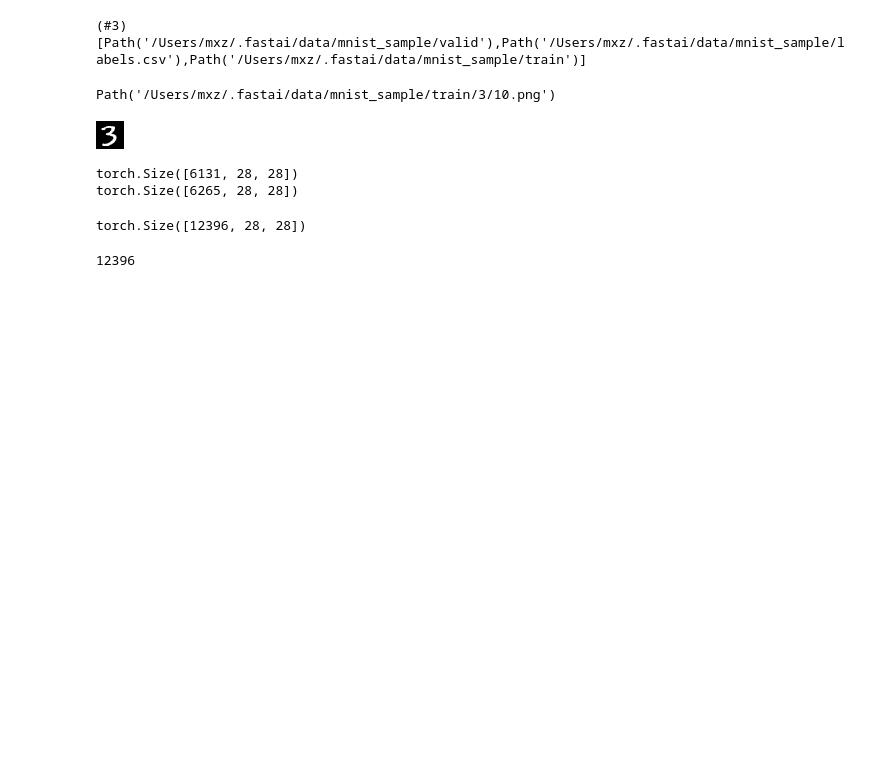
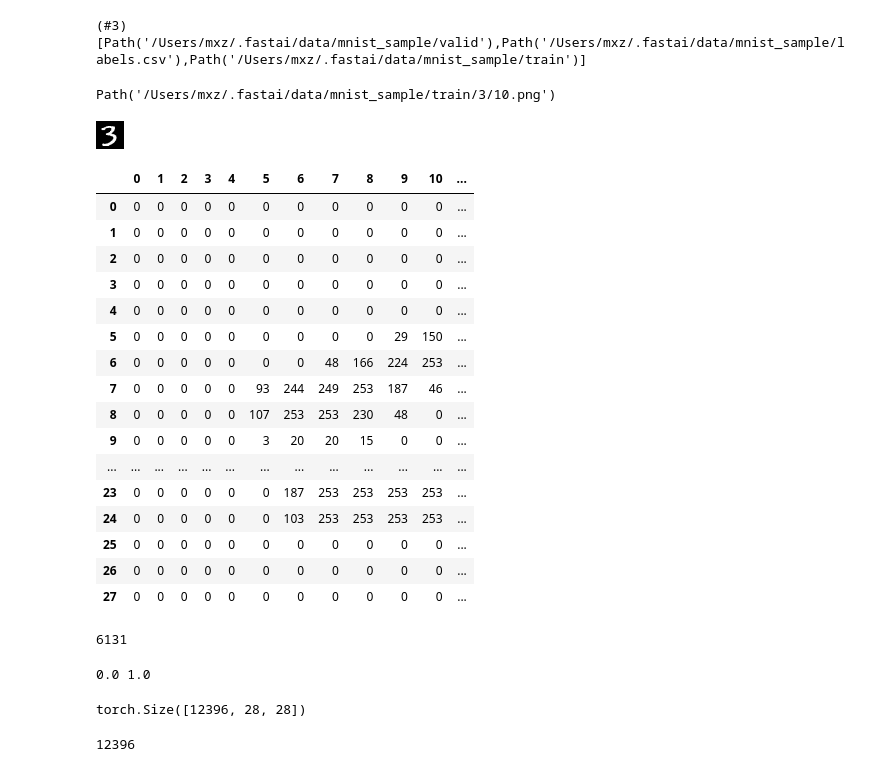
Before and after one commit to maxeozakh/some_notebooks, a Jupyter notebook: fastai_mnist_breakdown.ipynb, the cells around one changed output. Drawn from its saved outputs; the diff is of its cells as text; code cells hidden in the pictures; blank space fills up the shorter version.

```diff
--- a/fastai_mnist_breakdown.ipynb
+++ b/fastai_mnist_breakdown.ipynb
@@ -32,21 +36,35 @@ example_img
 # %%
 # to view the numbers that make up this image,
 # we have to convert it to a NumPy array or a PyTorch tensor
 example_img_as_numbers = fai.tensor(example_img)
 
 # 255 -> more "bright", dark, 0 -> more transparent, white
 # we can visualize those numbers, uncomment code below for it
-# df = fai.pd.DataFrame(example_img_as_numbers)
-# df.style.set_properties(**{'font-size':'6pt'}).background_gradient('Greys')
+df = fai.pd.DataFrame(example_img_as_numbers)
+df.style.set_properties(**{'font-size':'6pt'}).background_gradient('Greys')
+# %% [output]
+|  | 0 | 1 | 2 | 3 | 4 | 5 | 6 | 7 | 8 | 9 | 10 | ... |
+| 0 | 0 | 0 | 0 | 0 | 0 | 0 | 0 | 0 | 0 | 0 | 0 | ... |
+| 1 | 0 | 0 | 0 | 0 | 0 | 0 | 0 | 0 | 0 | 0 | 0 | ... |
+| 2 | 0 | 0 | 0 | 0 | 0 | 0 | 0 | 0 | 0 | 0 | 0 | ... |
+| 3 | 0 | 0 | 0 | 0 | 0 | 0 | 0 | 0 | 0 | 0 | 0 | ... |
+| 4 | 0 | 0 | 0 | 0 | 0 | 0 | 0 | 0 | 0 | 0 | 0 | ... |
+| 5 | 0 | 0 | 0 | 0 | 0 | 0 | 0 | 0 | 0 | 29 | 150 | ... |
+| 6 | 0 | 0 | 0 | 0 | 0 | 0 | 0 | 48 | 166 | 224 | 253 | ... |
+| 7 | 0 | 0 | 0 | 0 | 0 | 93 | 244 | 249 | 253 | 187 | 46 | ... |
+| 8 | 0 | 0 | 0 | 0 | 0 | 107 | 253 | 253 | 230 | 48 | 0 | ... |
+| 9 | 0 | 0 | 0 | 0 | 0 | 3 | 20 | 20 | 15 | 0 | 0 | ... |
+| ... | ... | ... | ... | ... | ... | ... | ... | ... | ... | ... | ... | ... |
+| 23 | 0 | 0 | 0 | 0 | 0 | 0 | 187 | 253 | 253 | 253 | 253 | ... |
+| 24 | 0 | 0 | 0 | 0 | 0 | 0 | 103 | 253 | 253 | 253 | 253 | ... |
+| 25 | 0 | 0 | 0 | 0 | 0 | 0 | 0 | 0 | 0 | 0 | 0 | ... |
+| 26 | 0 | 0 | 0 | 0 | 0 | 0 | 0 | 0 | 0 | 0 | 0 | ... |
+| 27 | 0 | 0 | 0 | 0 | 0 | 0 | 0 | 0 | 0 | 0 | 0 | ... |
 # %%
-three_tensors = [fai.tensor(fai.Image.open(img)) for img in train_threes_path]
-seven_tensors = [fai.tensor(fai.Image.open(img)) for img in train_sevens_path]
-
-stacked_sevens = fai.torch.stack(seven_tensors).float() / 255
-stacked_threes = fai.torch.stack(three_tensors).float() / 255
-
-print(stacked_threes.size())
-print(stacked_sevens.size())
+# here we collect all paths to images to numbers
+# Path -> Image, Paths -> Image -> Images[]
+train_three_tensors = [fai.tensor(fai.Image.open(img)) for img in train_threes_path]
+train_seven_tensors = [fai.tensor(fai.Image.open(img)) for img in train_sevens_path]
+len(train_three_tensors)
 # %% [output]
-torch.Size([6131, 28, 28])
-torch.Size([6265, 28, 28])
+6131
@@ -55 +71,23 @@ img_width = img_height = 28
+# %%
+# stack those tensors into tensor wrapper, example
+x = fai.torch.tensor([1, 2])
+y = fai.torch.tensor([3, 4])
+z = fai.torch.stack([x, y])
+# print(z)
+
+# we want to have this to have an option to do batch operations on them, e.g
+# 1. convert all items to other type
+# print(z.float())
+# 2. do math on each item
+# print(z * 2)
+
+# in this case, we convert to floats and devide by most "bright" value of the color
+# to convert normalize numbers between 0.0 and 1.0
+# we want to do it to work more conviniently with them later
+train_stacked_threes = fai.torch.stack(train_three_tensors).float() / 255
+train_stacked_sevens = fai.torch.stack(train_seven_tensors).float() / 255
+
+print(train_stacked_sevens[0].data.min().item(), train_stacked_sevens[0].data.max().item())
+# %% [output]
+0.0 1.0
 # %%
```
Also changed, not shown: parts of 18 cells of this notebook.
